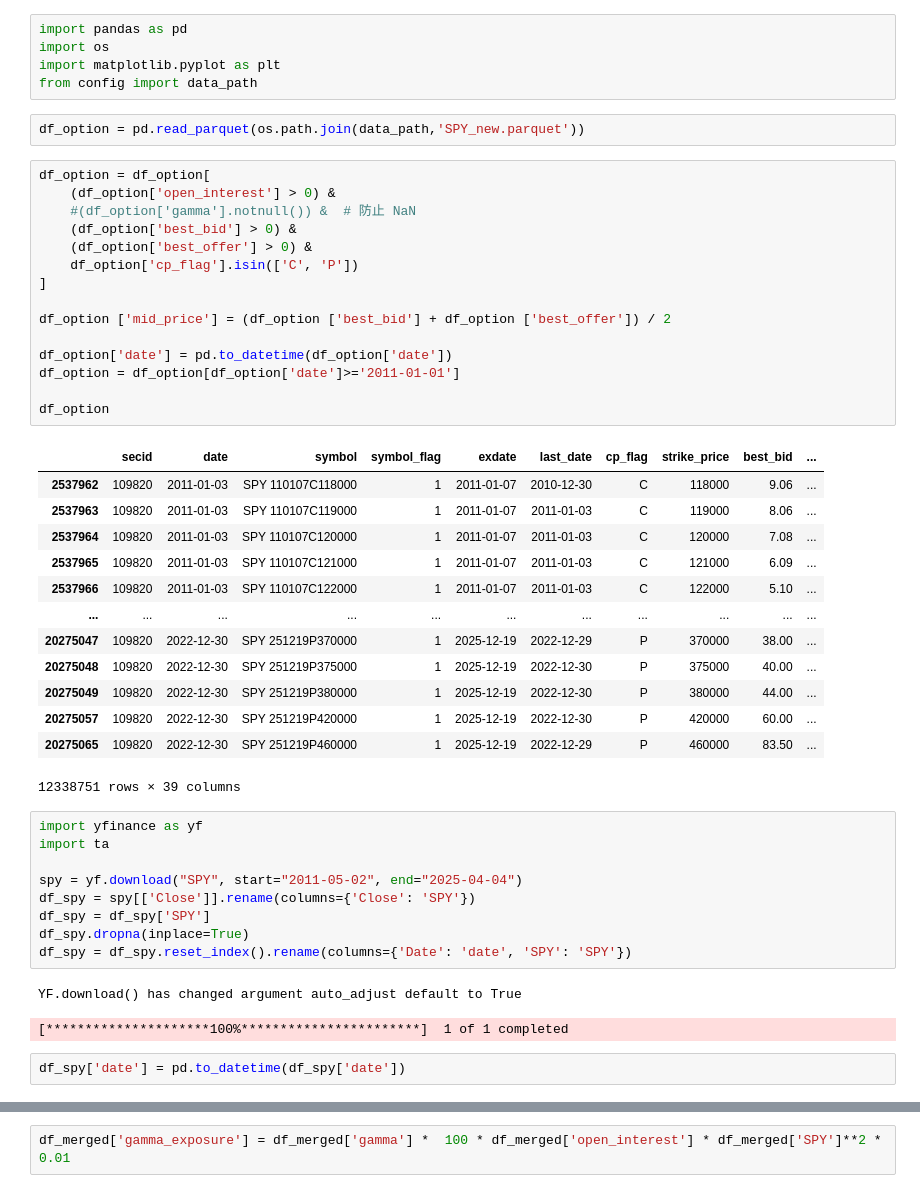
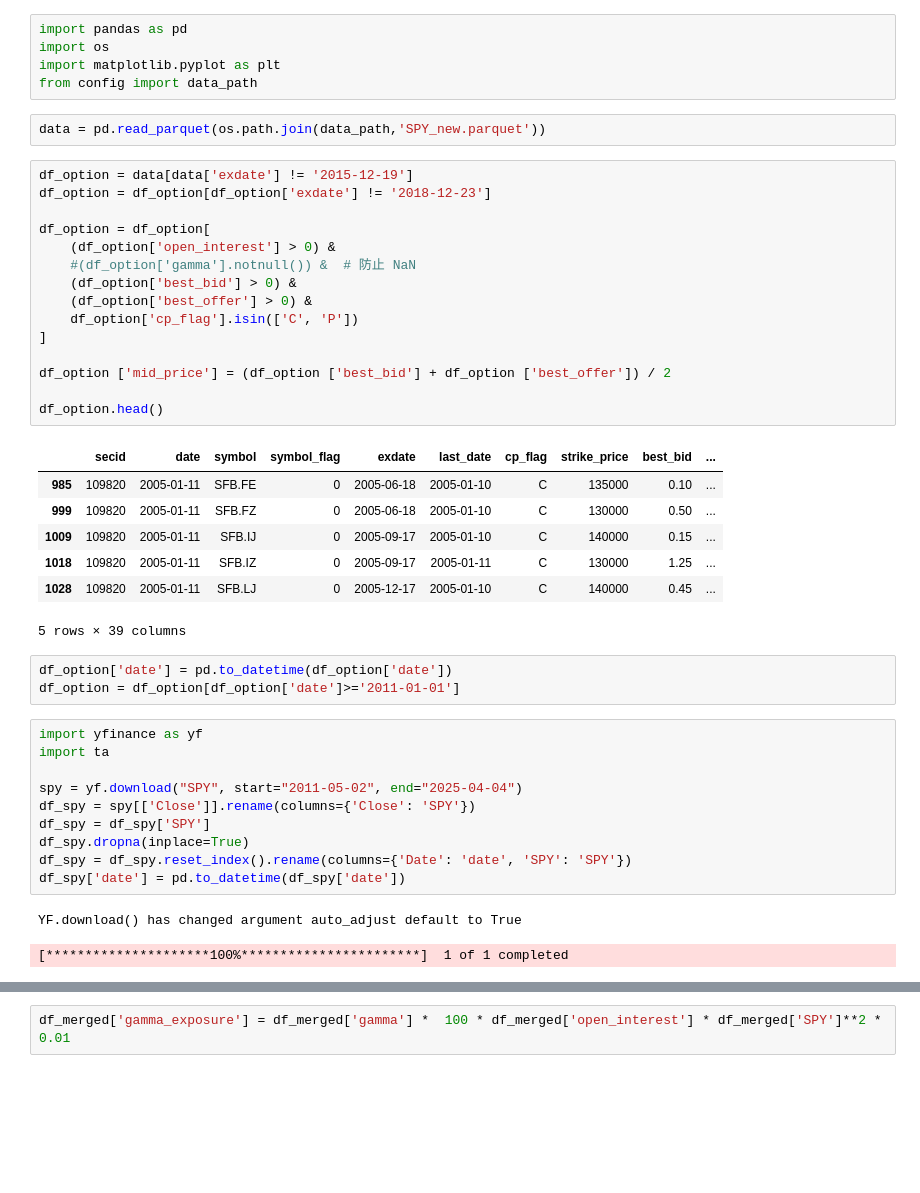
Before and after one commit to yifandill/Gamma_Exposure_Quant_Research, a Jupyter notebook: src/Computation of GEX.ipynb, the cells around one changed output, grey strips where cells are left out. Cells and saved outputs as stored; diff of their text form; blank space fills up the shorter version.

```diff
--- a/src/Computation of GEX.ipynb
+++ b/src/Computation of GEX.ipynb
@@ -4,36 +4,33 @@ import os
 import matplotlib.pyplot as plt
 from config import data_path
 # %%
-df_option = pd.read_parquet(os.path.join(data_path,'SPY_new.parquet'))
+data = pd.read_parquet(os.path.join(data_path,'SPY_new.parquet'))
 # %%
+df_option = data[data['exdate'] != '2015-12-19']
+df_option = df_option[df_option['exdate'] != '2018-12-23']
+
 df_option = df_option[
     (df_option['open_interest'] > 0) &
     #(df_option['gamma'].notnull()) &  # 防止 NaN
     (df_option['best_bid'] > 0) &
     (df_option['best_offer'] > 0) &
     df_option['cp_flag'].isin(['C', 'P'])
 ]
 
 df_option ['mid_price'] = (df_option ['best_bid'] + df_option ['best_offer']) / 2
 
-df_option['date'] = pd.to_datetime(df_option['date'])
-df_option = df_option[df_option['date']>='2011-01-01']
-
-df_option
+df_option.head()
 # %% [output]
 |  | secid | date | symbol | symbol_flag | exdate | last_date | cp_flag | strike_price | best_bid | ... |
-| 2537962 | 109820 | 2011-01-03 | SPY 110107C118000 | 1 | 2011-01-07 | 2010-12-30 | C | 118000 | 9.06 | ... |
-| 2537963 | 109820 | 2011-01-03 | SPY 110107C119000 | 1 | 2011-01-07 | 2011-01-03 | C | 119000 | 8.06 | ... |
-| 2537964 | 109820 | 2011-01-03 | SPY 110107C120000 | 1 | 2011-01-07 | 2011-01-03 | C | 120000 | 7.08 | ... |
-| 2537965 | 109820 | 2011-01-03 | SPY 110107C121000 | 1 | 2011-01-07 | 2011-01-03 | C | 121000 | 6.09 | ... |
-| 2537966 | 109820 | 2011-01-03 | SPY 110107C122000 | 1 | 2011-01-07 | 2011-01-03 | C | 122000 | 5.10 | ... |
-| ... | ... | ... | ... | ... | ... | ... | ... | ... | ... | ... |
-| 20275047 | 109820 | 2022-12-30 | SPY 251219P370000 | 1 | 2025-12-19 | 2022-12-29 | P | 370000 | 38.00 | ... |
-| 20275048 | 109820 | 2022-12-30 | SPY 251219P375000 | 1 | 2025-12-19 | 2022-12-30 | P | 375000 | 40.00 | ... |
-| 20275049 | 109820 | 2022-12-30 | SPY 251219P380000 | 1 | 2025-12-19 | 2022-12-30 | P | 380000 | 44.00 | ... |
-| 20275057 | 109820 | 2022-12-30 | SPY 251219P420000 | 1 | 2025-12-19 | 2022-12-30 | P | 420000 | 60.00 | ... |
-| 20275065 | 109820 | 2022-12-30 | SPY 251219P460000 | 1 | 2025-12-19 | 2022-12-29 | P | 460000 | 83.50 | ... |
+| 985 | 109820 | 2005-01-11 | SFB.FE | 0 | 2005-06-18 | 2005-01-10 | C | 135000 | 0.10 | ... |
+| 999 | 109820 | 2005-01-11 | SFB.FZ | 0 | 2005-06-18 | 2005-01-10 | C | 130000 | 0.50 | ... |
+| 1009 | 109820 | 2005-01-11 | SFB.IJ | 0 | 2005-09-17 | 2005-01-10 | C | 140000 | 0.15 | ... |
+| 1018 | 109820 | 2005-01-11 | SFB.IZ | 0 | 2005-09-17 | 2005-01-11 | C | 130000 | 1.25 | ... |
+| 1028 | 109820 | 2005-01-11 | SFB.LJ | 0 | 2005-12-17 | 2005-01-10 | C | 140000 | 0.45 | ... |
-12338751 rows × 39 columns
+5 rows × 39 columns
+# %%
+df_option['date'] = pd.to_datetime(df_option['date'])
+df_option = df_option[df_option['date']>='2011-01-01']
 # %%
 import yfinance as yf
 import ta
@@ -43,11 +40,10 @@ df_spy = spy[['Close']].rename(columns={'Close': 'SPY'})
 df_spy = df_spy['SPY']
 df_spy.dropna(inplace=True)
 df_spy = df_spy.reset_index().rename(columns={'Date': 'date', 'SPY': 'SPY'})
+df_spy['date'] = pd.to_datetime(df_spy['date'])
 # %% [output]
 YF.download() has changed argument auto_adjust default to True
 [*********************100%***********************]  1 of 1 completed
-# %%
-df_spy['date'] = pd.to_datetime(df_spy['date'])
 # %%
 df_merged = pd.merge(df_option,df_spy,on='date')
 df_merged = df_merged[['date', 'exdate', 'cp_flag', 'strike_price', 'best_bid', 'best_offer', 'mid_price', 'SPY',
```
Also changed, not shown: parts of 5 cells of this notebook, 1 other file.
